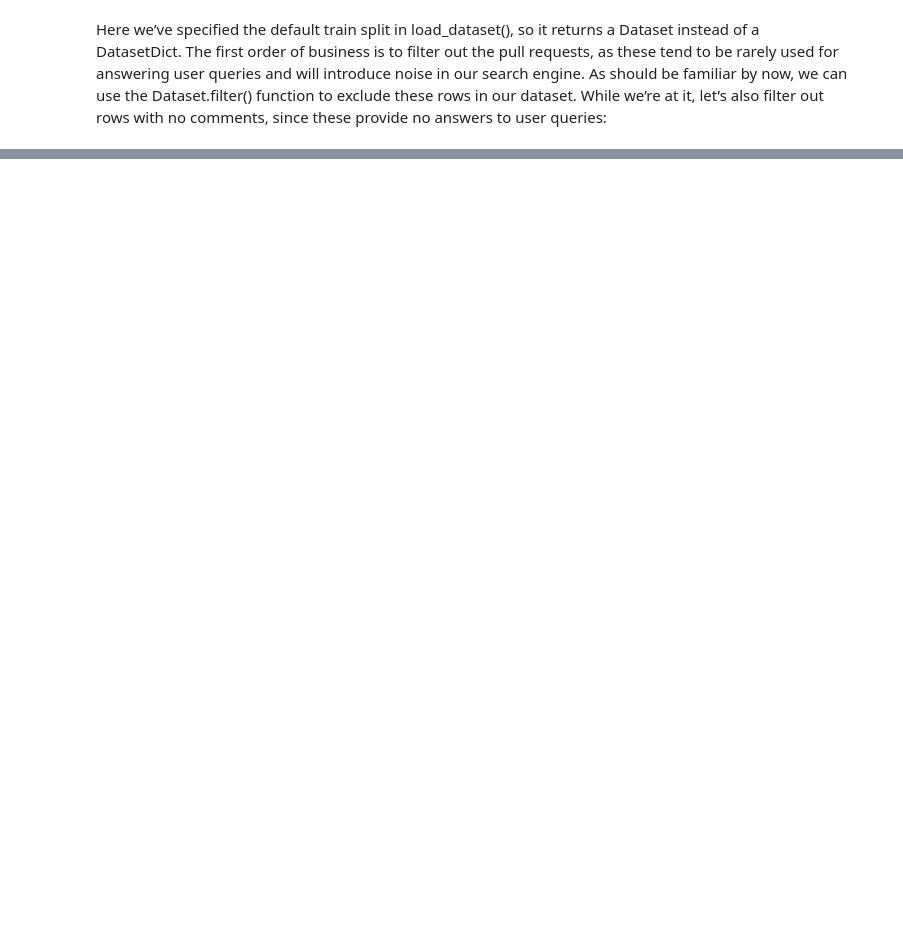
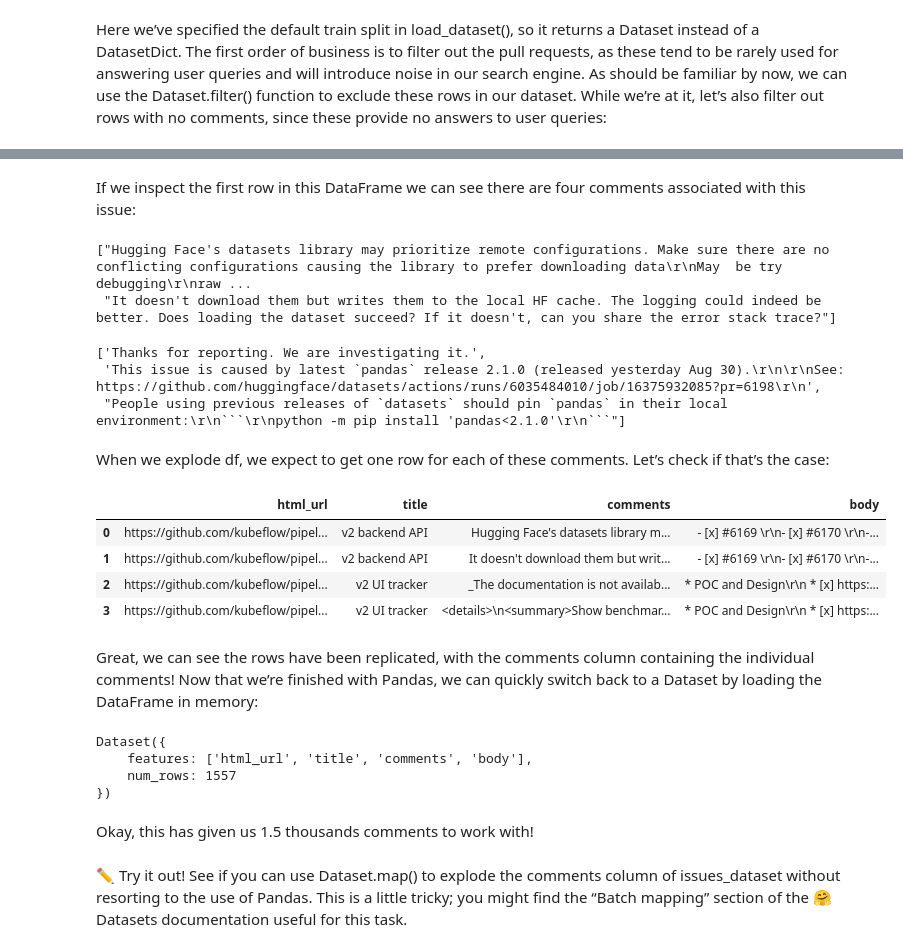
Before and after one commit to hjerpe/exploring, a Jupyter notebook: hugging_nlp_course/notebook/05_semantic_search_FAISS.ipynb, the cells around one changed output, grey strips where cells are left out. Drawn from its saved outputs; the diff is of its cells as text; code cells hidden in the pictures; blank space fills up the shorter version.

````diff
--- a/hugging_nlp_course/notebook/05_semantic_search_FAISS.ipynb
+++ b/hugging_nlp_course/notebook/05_semantic_search_FAISS.ipynb
@@ -32,2 +31,13 @@ Dataset({
 # %% [markdown]
 Here we’ve specified the default train split in load_dataset(), so it returns a Dataset instead of a DatasetDict. The first order of business is to filter out the pull requests, as these tend to be rarely used for answering user queries and will introduce noise in our search engine. As should be familiar by now, we can use the Dataset.filter() function to exclude these rows in our dataset. While we’re at it, let’s also filter out rows with no comments, since these provide no answers to user queries:
+# %%
+def remove_empty_entries(example):
+    return {"comments": [x for x in example["comments"] if x]}
+
+
+issues_dataset = issues_dataset.map(remove_empty_entries)
+# %%
+issues_dataset = issues_dataset.filter(
+    lambda x: (x["is_pull_request"] == False and len(x["comments"]) > 0)
+)
+issues_dataset
@@ -33,0 +51,6 @@ Here we’ve specified the default train split in load_dataset(), so it returns
+# %%
+columns = issues_dataset.column_names
+columns_to_keep = ["title", "body", "html_url", "comments"]
+columns_to_remove = set(columns_to_keep).symmetric_difference(columns)
+issues_dataset = issues_dataset.remove_columns(columns_to_remove)
+issues_dataset
@@ -33,0 +64,43 @@ Here we’ve specified the default train split in load_dataset(), so it returns
+# %%
+issues_dataset.set_format("pandas")
+df = issues_dataset[:]
+# %% [markdown]
+If we inspect the first row in this DataFrame we can see there are four comments associated with this issue:
+# %%
+df["comments"][0].tolist()
+# %% [output]
+["Hugging Face's datasets library may prioritize remote configurations. Make sure there are no conflicting configurations causing the library to prefer downloading data\r\nMay  be try debugging\r\nraw ...
+ "It doesn't download them but writes them to the local HF cache. The logging could indeed be better. Does loading the dataset succeed? If it doesn't, can you share the error stack trace?"]
+# %%
+df["comments"][2].tolist()
+# %% [output]
+['Thanks for reporting. We are investigating it.',
+ 'This issue is caused by latest `pandas` release 2.1.0 (released yesterday Aug 30).\r\n\r\nSee: https://github.com/huggingface/datasets/actions/runs/6035484010/job/16375932085?pr=6198\r\n',
+ "People using previous releases of `datasets` should pin `pandas` in their local environment:\r\n```\r\npython -m pip install 'pandas<2.1.0'\r\n```"]
+# %% [markdown]
+When we explode df, we expect to get one row for each of these comments. Let’s check if that’s the case:
+# %%
+comments_df = df.explode("comments", ignore_index=True)
+comments_df.head(4)
+# %% [output]
+|  | html_url | title | comments | body |
+| 0 | https://github.com/kubeflow/pipel... | v2 backend API | Hugging Face's datasets library m... | - [x] #6169 \r\n- [x] #6170 \r\n-... |
+| 1 | https://github.com/kubeflow/pipel... | v2 backend API | It doesn't download them but writ... | - [x] #6169 \r\n- [x] #6170 \r\n-... |
+| 2 | https://github.com/kubeflow/pipel... | v2 UI tracker | _The documentation is not availab... | * POC and Design\r\n * [x] https:... |
+| 3 | https://github.com/kubeflow/pipel... | v2 UI tracker | <details>\n<summary>Show benchmar... | * POC and Design\r\n * [x] https:... |
+# %% [markdown]
+Great, we can see the rows have been replicated, with the comments column containing the individual comments! Now that we’re finished with Pandas, we can quickly switch back to a Dataset by loading the DataFrame in memory:
+# %%
+from datasets import Dataset
+
+comments_dataset = Dataset.from_pandas(comments_df)
+comments_dataset
+# %% [output]
+Dataset({
+    features: ['html_url', 'title', 'comments', 'body'],
+    num_rows: 1557
+})
+# %% [markdown]
+Okay, this has given us 1.5 thousands comments to work with!
+# %% [markdown]
+✏️ Try it out! See if you can use Dataset.map() to explode the comments column of issues_dataset without resorting to the use of Pandas. This is a little tricky; you might find the “Batch mapping” section of the 🤗 Datasets documentation useful for this task.
````
Also changed, not shown: parts of 7 cells of this notebook, 1 other file.
